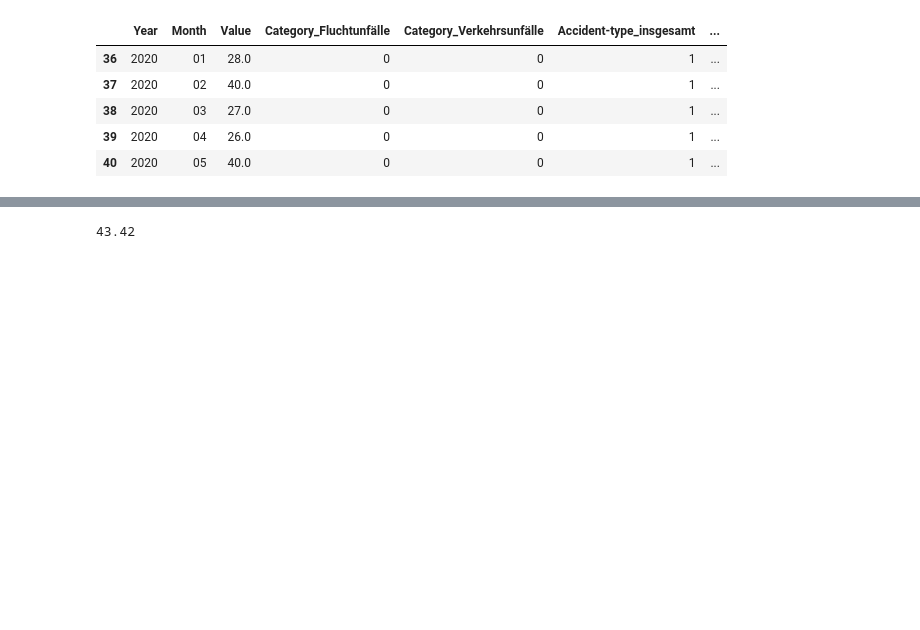
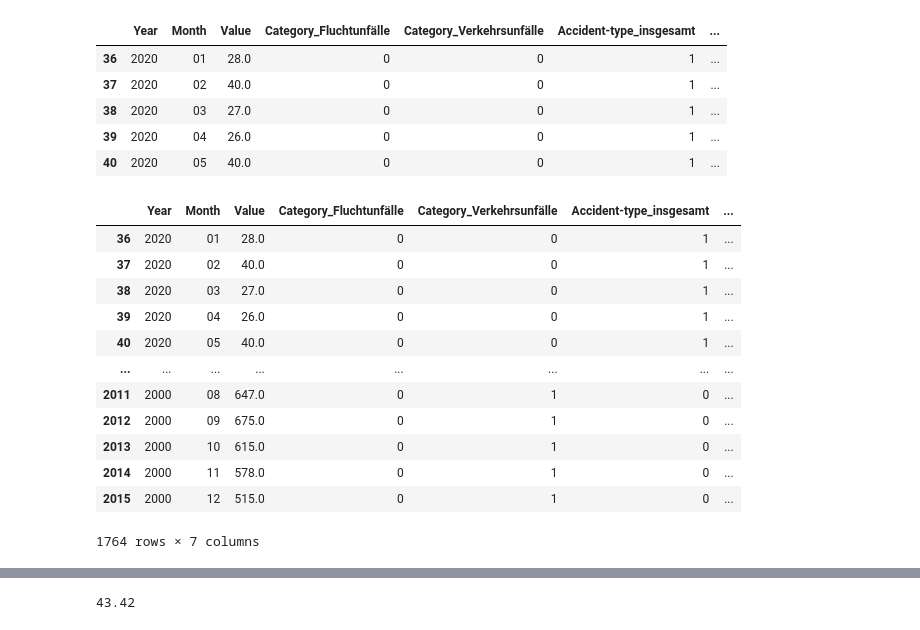
Before and after one commit to imen2000/DPS_challenge, a Jupyter notebook: DPS_Challenge.ipynb, the cells around one changed output, grey strips where cells are left out. Saved outputs shown, nothing was run; the diff lists cells and outputs as text; code cells hidden in the pictures; blank space fills up the shorter version.

```diff
--- a/DPS_Challenge.ipynb
+++ b/DPS_Challenge.ipynb
@@ -126,3 +126,19 @@ accidents.head()
 | 38 | 2020 | 03 | 27.0 | 0 | 0 | 1 | ... |
 | 39 | 2020 | 04 | 26.0 | 0 | 0 | 1 | ... |
 | 40 | 2020 | 05 | 40.0 | 0 | 0 | 1 | ... |
+# %%
+accidents.rename(columns={'Accident-type_mit Personenschäden':'Accident-type_mitPersonenschäden' })
+# %% [output]
+|  | Year | Month | Value | Category_Fluchtunfälle | Category_Verkehrsunfälle | Accident-type_insgesamt | ... |
+| 36 | 2020 | 01 | 28.0 | 0 | 0 | 1 | ... |
+| 37 | 2020 | 02 | 40.0 | 0 | 0 | 1 | ... |
+| 38 | 2020 | 03 | 27.0 | 0 | 0 | 1 | ... |
+| 39 | 2020 | 04 | 26.0 | 0 | 0 | 1 | ... |
+| 40 | 2020 | 05 | 40.0 | 0 | 0 | 1 | ... |
+| ... | ... | ... | ... | ... | ... | ... | ... |
+| 2011 | 2000 | 08 | 647.0 | 0 | 1 | 0 | ... |
+| 2012 | 2000 | 09 | 675.0 | 0 | 1 | 0 | ... |
+| 2013 | 2000 | 10 | 615.0 | 0 | 1 | 0 | ... |
+| 2014 | 2000 | 11 | 578.0 | 0 | 1 | 0 | ... |
+| 2015 | 2000 | 12 | 515.0 | 0 | 1 | 0 | ... |
+1764 rows × 7 columns
```
Also changed, not shown: parts of 3 cells of this notebook, 2 other files.
